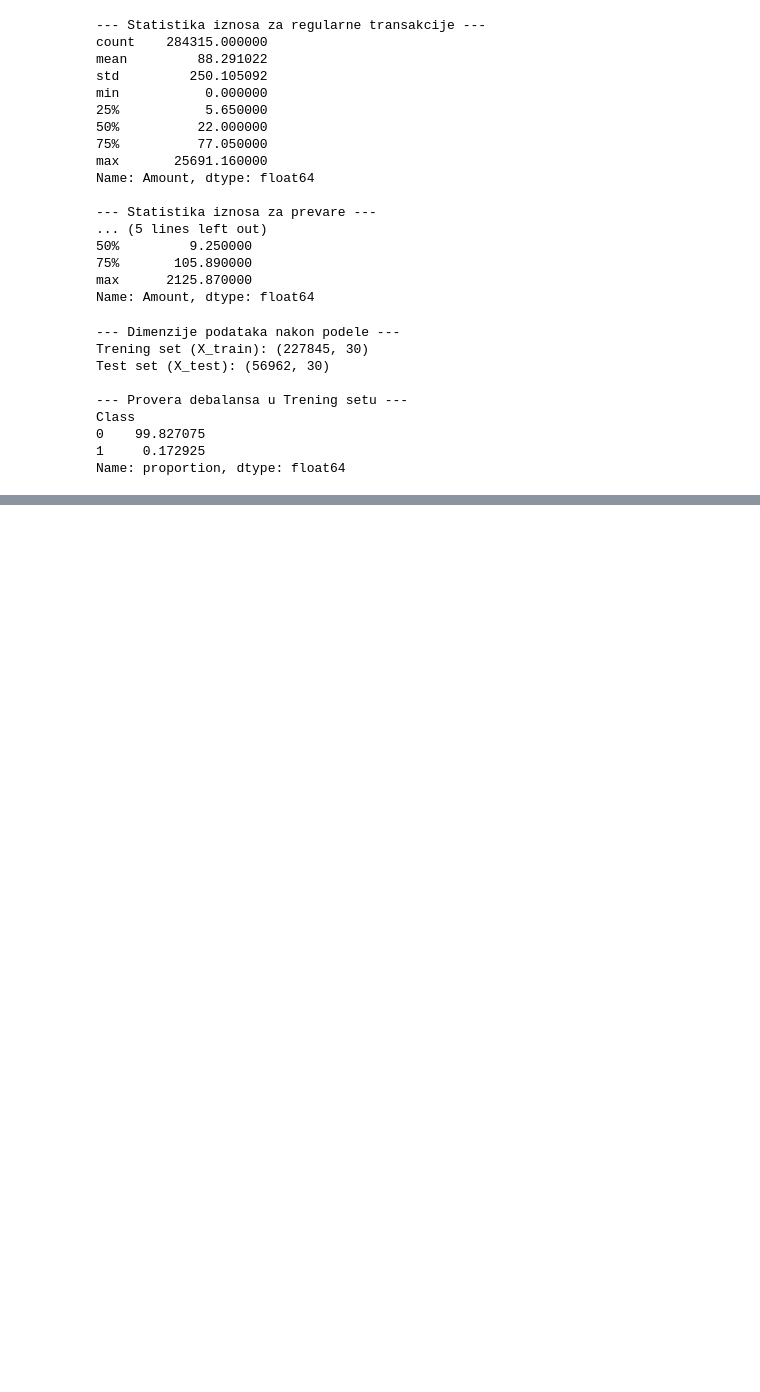
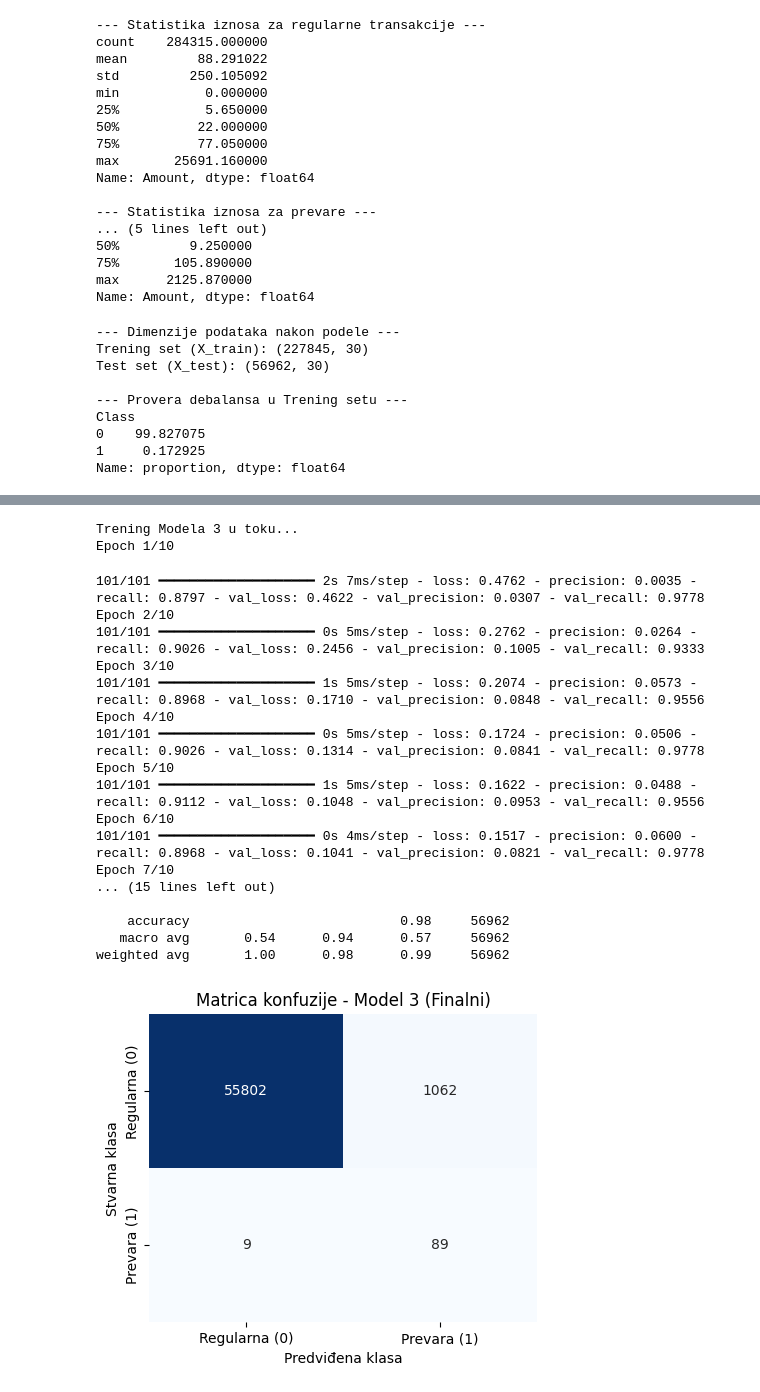
Before and after one commit to luxon7/credit-card-fraud-detection-projekat, a Jupyter notebook: Projekat_Duboko_Ucenje.ipynb, the cells around one changed output, grey strips where cells are left out. Cells and saved outputs as stored; diff of their text form; code cells hidden in the pictures; blank space fills up the shorter version.

```diff
--- a/Projekat_Duboko_Ucenje.ipynb
+++ b/Projekat_Duboko_Ucenje.ipynb
@@ -263,0 +229,42 @@ Prevara, a model ih uspešno ulovio (True Positives): 89
+# %%
+# Arhitektura sa Dropout-om i Weight Decay-om
+model_3 = Sequential([
+    Dense(32, activation='relu', input_shape=(X_train.shape[1],)),
+    Dropout(0.2), # Regularizacija 1
+    Dense(16, activation='relu'),
+    Dense(1, activation='sigmoid')
+])
+
+model_3.compile(
+    optimizer=tf.keras.optimizers.Adam(learning_rate=0.001, weight_decay=1e-4), # Regularizacija 2
+    loss='binary_crossentropy',
+    metrics=[tf.keras.metrics.Precision(name='precision'), tf.keras.metrics.Recall(name='recall')]
+)
+
+# TRENING SA CLASS WEIGHTS I REGULARIZACIJOM
+print("Trening Modela 3 u toku...")
+history_3 = model_3.fit(X_train, y_train, epochs=10, batch_size=2048, validation_split=0.1, class_weight=class_weight_dict, verbose=1)
+
+# Evaluacija
+tp3, fn3, fp3, tn3 = evaluacija_modela(model_3, X_test, y_test, "Model 3 (Finalni)")
+# %% [output]
+Trening Modela 3 u toku...
+Epoch 1/10
+101/101 ━━━━━━━━━━━━━━━━━━━━ 2s 7ms/step - loss: 0.4762 - precision: 0.0035 - recall: 0.8797 - val_loss: 0.4622 - val_precision: 0.0307 - val_recall: 0.9778
+Epoch 2/10
+101/101 ━━━━━━━━━━━━━━━━━━━━ 0s 5ms/step - loss: 0.2762 - precision: 0.0264 - recall: 0.9026 - val_loss: 0.2456 - val_precision: 0.1005 - val_recall: 0.9333
+Epoch 3/10
+101/101 ━━━━━━━━━━━━━━━━━━━━ 1s 5ms/step - loss: 0.2074 - precision: 0.0573 - recall: 0.8968 - val_loss: 0.1710 - val_precision: 0.0848 - val_recall: 0.9556
+Epoch 4/10
+101/101 ━━━━━━━━━━━━━━━━━━━━ 0s 5ms/step - loss: 0.1724 - precision: 0.0506 - recall: 0.9026 - val_loss: 0.1314 - val_precision: 0.0841 - val_recall: 0.9778
+Epoch 5/10
+101/101 ━━━━━━━━━━━━━━━━━━━━ 1s 5ms/step - loss: 0.1622 - precision: 0.0488 - recall: 0.9112 - val_loss: 0.1048 - val_precision: 0.0953 - val_recall: 0.9556
+Epoch 6/10
+101/101 ━━━━━━━━━━━━━━━━━━━━ 0s 4ms/step - loss: 0.1517 - precision: 0.0600 - recall: 0.8968 - val_loss: 0.1041 - val_precision: 0.0821 - val_recall: 0.9778
+Epoch 7/10
+... (15 lines left out)
+
+    accuracy                           0.98     56962
+   macro avg       0.54      0.94      0.57     56962
+weighted avg       1.00      0.98      0.99     56962
+[figure, added]
```
Also changed, not shown: parts of 6 cells of this notebook.
